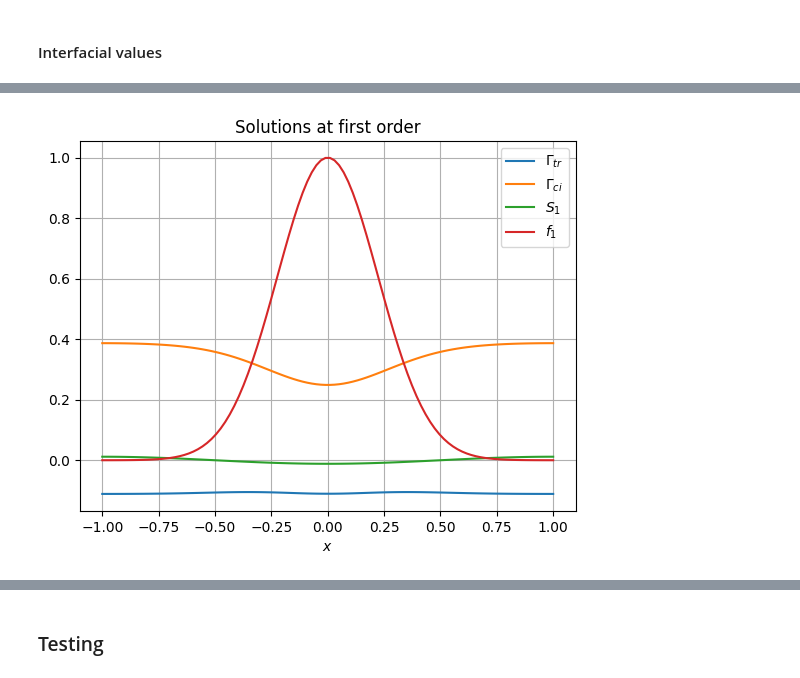
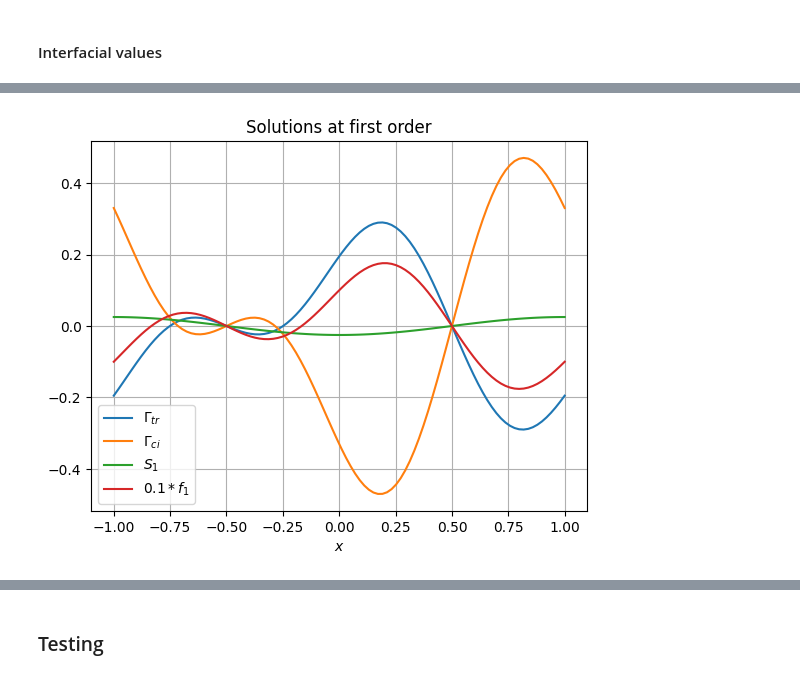
Before and after one commit to NiallOswald/photosurfactant, a Jupyter notebook: notebooks/linearised.ipynb, the cells around one changed output, grey strips where cells are left out. Saved outputs shown, nothing was run; the diff lists cells and outputs as text; code cells hidden in the pictures.

```diff
--- a/notebooks/linearised.ipynb
+++ b/notebooks/linearised.ipynb
@@ -154,6 +122,6 @@ B_1 = roots[3]
 # %%
 # Solve for B_0
-B_0 = -(p * B_1**2 + r * B_1) / (q * B_1 + s)
+A_0 = -(p * B_0 + r) / (q * B_0 + s) * B_0
 # %% [markdown]
 ### Solutions to Leading Order
 # %%
@@ -693,14 +754,8 @@ mass_balance_o = lhs - rhs
 # %%
 # Integral conditions
-gamma_vec = to_arr({
+gamma_vec = to_arr_o({
     "gamma_tr_h": 1,
     "gamma_ci_h": 1,
-}, omega_o)
+})
 
-eq_1 = to_arr({
-    "S_h": c_tr_0(1) + c_ci_0(1),
-}, omega_o)
-eq_2 = np.tensordot(U, i_p_o, axes=1)
-eq_3 = np.sum(eq_2, axis=0)
-
-integral_o = np.array([eq_1 + gamma_vec / (k_tr * chi_tr) + eq_3])
+integral_o = np.array([gamma_vec / (k_tr * chi_tr) + i_c_tr_o() + i_c_ci_o()])
@@ -711,13 +763,10 @@ conserve_mass_o = np.array([to_arr({"S_h": 1}, omega_o)])
 # Collate equations
 sys_o = np.concatenate([
     no_slip_o,
-    normal_stress_o,
-    no_flux_o,
     surf_excess_o,
     tangential_stress_o,
-    mass_balance_o[:1],  # Only apply the first condition
+    mass_balance_o,
     integral_o,
-    conserve_mass_o,
 ], axis=0)[:, :, 0]
 forcing_o = sys_o[:, -1]
 # %%
@@ -762,16 +813,13 @@ def v_f(y):
         -1.j * omega * (np.einsum("ij,ji->i", sols, val_h[:-1]) + val_h[-1]),
     ])
 
-def p_f(y):
-    val_o = p_o(y)
-    val_h = p_h(omega, y)
+def c_f(y):
+    val_o = c_o(y)
+    val_h = c_h(omega, y)
     return np.concatenate([
         (val_o[:, :-1, 0] @ sols_o)[:, np.newaxis] + val_o[:, -1],
         np.einsum("ijk,kji->ki", np.tile(sols[:, :-1, np.newaxis], (1, 1, 2)), val_h[:, -1:, :]) + val_h[:, -1],
     ], axis=1)
-
-def c_f(y):
-    return np.tensordot(U, p_f(y), axes=1)
 
 def c_tr_f(y):
     return c_f(y)[0]
@@ -781,20 +829,20 @@ def c_ci_f(y):
 
 def gamma_tr_f():
     return np.concatenate([
-        [sols_o[-3]],
-        sols[:, -3],
+        [sols_o[-2]],
+        sols[:, -5],
     ])
 
 def gamma_ci_f():
     return np.concatenate([
-        [sols_o[-2]],
-        sols[:, -2],
+        [sols_o[-1]],
+        sols[:, -4],
     ])
 
 def S_f():
     return np.concatenate([
-        [sols_o[-1]],
-        sols[:, -1],
+        [0],
+        sols[:, -3],
     ])
 # %%
 def invert(f):
@@ -889,13 +940,13 @@ plt.show()
 # %%
 plt.plot(xx, ggamma_tr.real, label=r"$\Gamma_{tr}$")
 plt.plot(xx, ggamma_ci.real, label=r"$\Gamma_{ci}$")
 plt.plot(xx, SS.real, label=r"$S_1$")
 # plt.plot(xx, np.array([f_1(x) for x in xx]), label=r"$f_1$")  # Original light intensity
-plt.plot(xx, ff_inv.real, label=r"$f_1$")  # Interpolated light intensity
+plt.plot(xx, 0.1*ff_inv.real, label=r"$0.1 * f_1$")  # Interpolated light intensity
 plt.xlabel(r"$x$")
 plt.title("Solutions at first order")
 plt.legend()
 plt.grid()
 plt.show()
 # %% [output]
-[figure, old version]
+[figure, new version]
```
Also changed, not shown: parts of 52 cells of this notebook.
